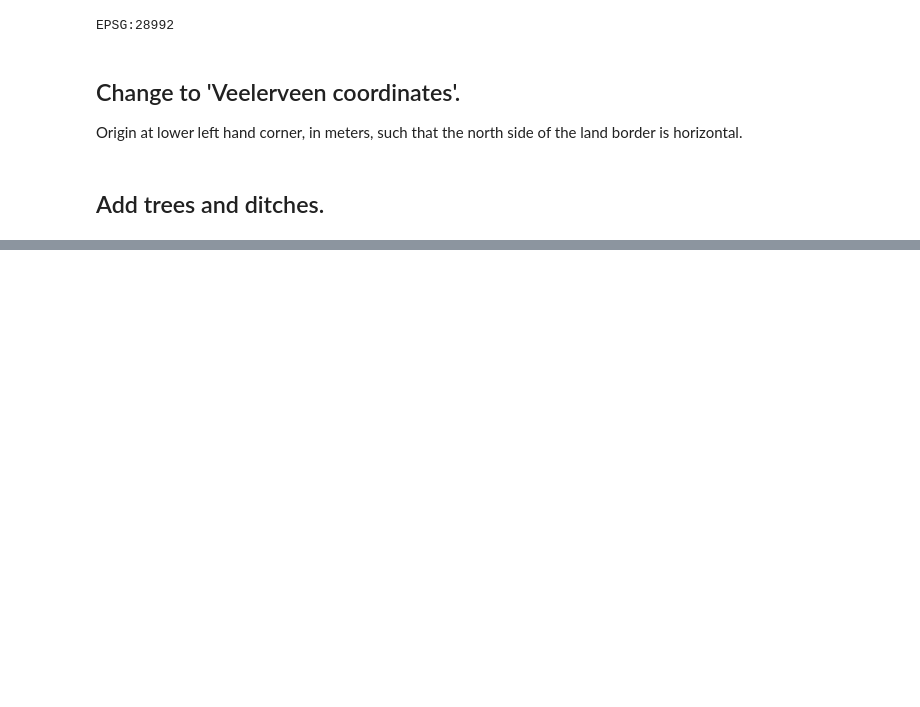
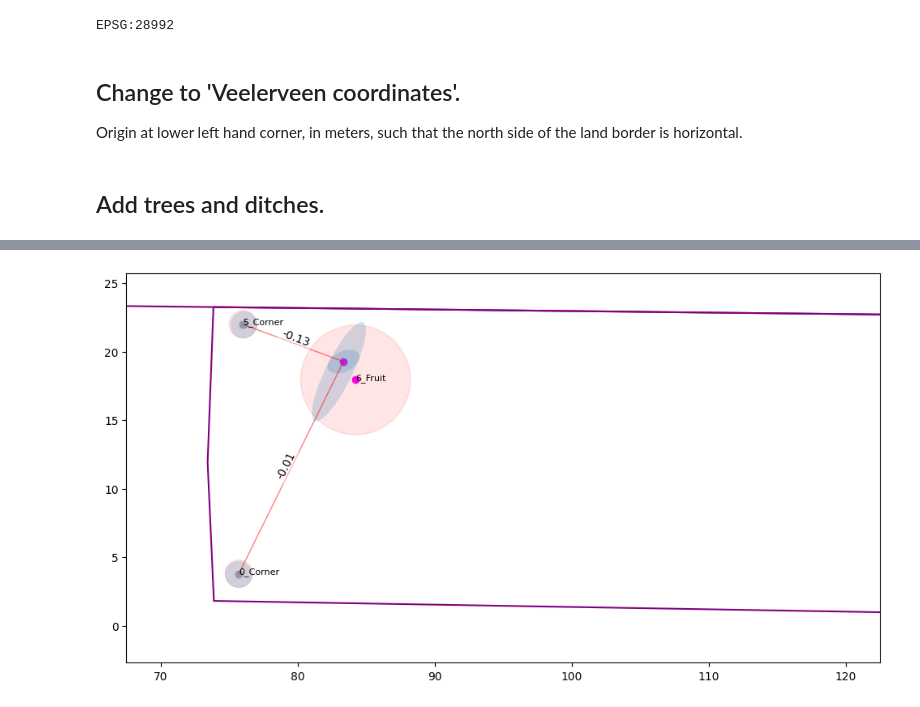
Before and after one commit to henkluinge/garden_dynamics, a Jupyter notebook: garden_map.ipynb, the cells around one changed output, grey strips where cells are left out. Drawn from its saved outputs; the diff is of its cells as text; code cells hidden in the pictures; blank space fills up the shorter version.

```diff
--- a/garden_map.ipynb
+++ b/garden_map.ipynb
@@ -114,0 +62,5 @@ p_origin.to_crs(crs_veelerveen).plot(ax=ax, color='black', markersize=100)
+# %%
+# Define origin of orchard as interesting point.
+p_origin_orchard = geo_parsers.get_lower_left_point_in_veelerveen_rotation(gdf_kadaster).get_coordinates().iloc[0].values + np.asarray([74, 2])
+p_origin_orchard = gpd.GeoSeries(data=Point(*p_origin_orchard), index=['origin_orchard',], crs=crs_veelerveen)
+gdf_ditch = garden_elements.get_veelerveen_ditches()
@@ -114,0 +101,14 @@ p_origin.to_crs(crs_veelerveen).plot(ax=ax, color='black', markersize=100)
+# %%
+# Select few trees and measurements just to test the system.
+tree_selection_ids = (0, 5, 6, )
+measurements = ranging_correction.measurements
+
+# TEMP DEBUG DATA SELECTION
+def _is_selected(measurement):
+    i_A, i_B, _, _ = measurement['distance']
+    return (i_A in tree_selection_ids) and (i_B in tree_selection_ids)
+measurements = [measurement for measurement in measurements if _is_selected(measurement)]
+
+
+gdf_trees = gdf_trees[gdf_trees.index.isin(tree_selection_ids)]
+measurements
@@ -114,0 +121,67 @@ p_origin.to_crs(crs_veelerveen).plot(ax=ax, color='black', markersize=100)
+# %%
+x, Px, state_indices = ranging_correction.initialize_state_from_gps(gdf_trees, sigma_gps=4.0, sigma_corner=1)
+df_correction = []
+n_states = x.shape[0]
+
+ax = garden_model_plots.plot_orchard(gdf_kadaster, db_info_percelen, gdf_trees, add_basemap=False)
+garden_model_plots.add_state_uncertainty_ellipse(gdf_trees, state_indices, Px, ax, alpha=0.1, color='red')
+
+C = np.zeros((1, n_states))
+y = np.zeros(1)
+R = np.eye(1)
+
+for i_measurement, measurement in enumerate(measurements):
+    i_A, i_B, d_measured, sd_d = measurement['distance']
+    indices_A = state_indices[i_A]
+    indices_B = state_indices[i_B]
+
+    r0 = x[indices_A] - x[indices_B]
+
+    C[0, indices_A] = 2*r0
+    C[0, indices_B] = -2*r0
+
+    d_prev_sq = np.dot(r0, r0)
+    d_prev = np.sqrt(d_prev_sq)
+    y[0] = d_measured**2 - d_prev_sq + C[0,:] @ x
+
+    R[0, 0] = sd_d**2
+    x, Px = kf.update(x, Px, y, C, R)
+
+    # For analysis only.
+    r0_post = x[indices_A] - x[indices_B]
+    d_post = np.linalg.norm(r0_post)
+    d_correction = {"d_prev": d_prev, "d_measured": d_measured, "r_post": d_post,
+                     "i_A": i_A, "i_B": i_B, 'i_measurement': i_measurement,
+                     "pA_post": x[indices_A], "pB_post": x[indices_B],
+                     "Q_A_post": Px[np.ix_(indices_A, indices_A)]    ,
+                     "Q_B_post": Px[np.ix_(indices_B, indices_B)]    }
+    df_correction.append(d_correction)
+
+# Put back in geodataframe
+gdf_trees_corrected = gdf_trees.copy()
+for i_tree, state_index in state_indices.items():
+    gdf_trees_corrected.at[i_tree, 'geometry'] = Point(x[state_index[0]], x[state_index[1]])
+
+gdf_trees_corrected['n_corrections'] += 1
+df_correction = pd.DataFrame.from_dict(df_correction)
+
+
+
+
+# PLot corrections
+garden_model_plots.plot_trees(ax, gdf_trees_corrected, row_label=None)
+gdf_trees_corrected = field_parsers.gdf_trees_to_regular_pandas(gdf_trees_corrected)
+
+for i_measurement, d_correction in df_correction.iterrows():
+    i_A = d_correction['i_A']
+    i_B = d_correction['i_B']
+    p_A = np.asarray(gdf_trees_corrected.loc[i_A][['px', 'py']])
+    p_B = np.asarray(gdf_trees_corrected.loc[i_B][['px', 'py']])
+    delta = d_correction.d_measured - d_correction.r_post
+    s = f'{delta:.2f}'
+    garden_model_plots.draw_annotated_arrow(ax, p_A, p_B, s=s, color='red', linewidth=1, alpha=0.5)
+
+    plots.plot_cov_ellipse(d_correction['Q_A_post'], d_correction['pA_post'], alpha=0.2)
+    plots.plot_cov_ellipse(d_correction['Q_B_post'], d_correction['pB_post'], alpha=0.2)
+# %% [output]
+[figure, added]
```
Also changed, not shown: parts of 22 cells of this notebook, 14 other files.
